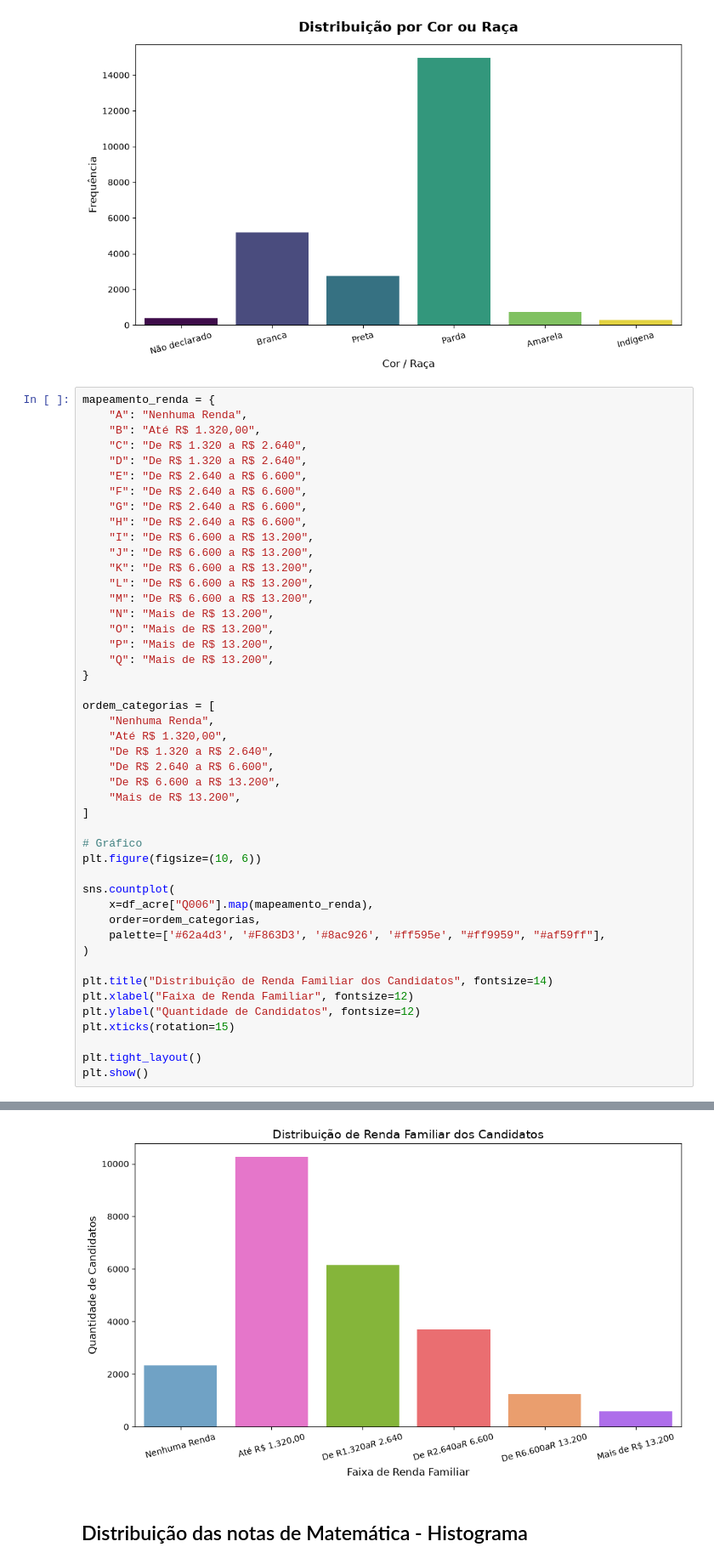
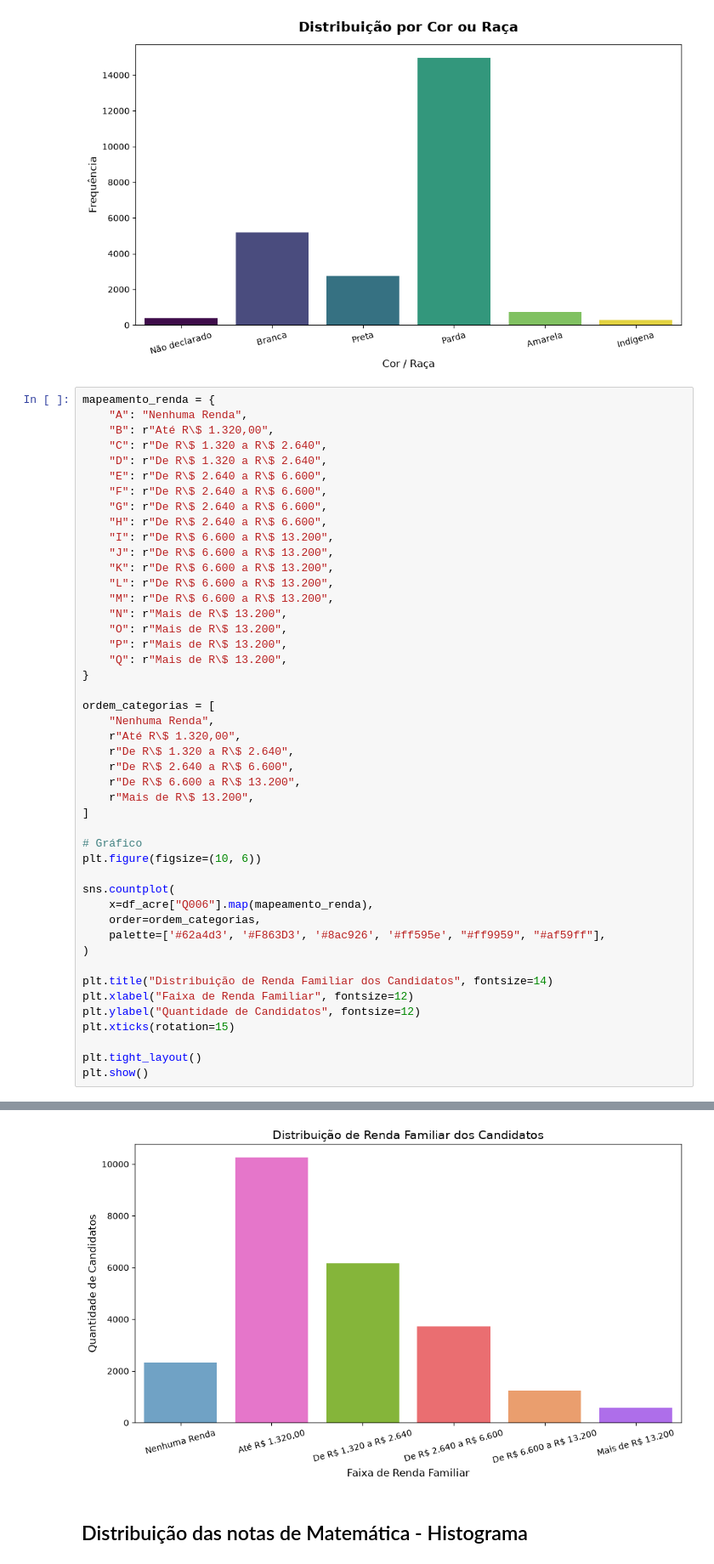
Before and after one commit to mvs105/TESI1---2026.1, a Jupyter notebook: analise_exploratoria_enem_acre.ipynb, the cells around one changed output, grey strips where cells are left out. Shown at 85% size. Cells and saved outputs as stored; diff of their text form.

```diff
--- a/analise_exploratoria_enem_acre.ipynb
+++ b/analise_exploratoria_enem_acre.ipynb
@@ -260,54 +260,54 @@ plt.show()
 # %%
 mapeamento_renda = {
     "A": "Nenhuma Renda",
-    "B": "Até R$ 1.320,00",
-    "C": "De R$ 1.320 a R$ 2.640",
-    "D": "De R$ 1.320 a R$ 2.640",
-    "E": "De R$ 2.640 a R$ 6.600",
-    "F": "De R$ 2.640 a R$ 6.600",
-    "G": "De R$ 2.640 a R$ 6.600",
-    "H": "De R$ 2.640 a R$ 6.600",
-    "I": "De R$ 6.600 a R$ 13.200",
-    "J": "De R$ 6.600 a R$ 13.200",
-    "K": "De R$ 6.600 a R$ 13.200",
-    "L": "De R$ 6.600 a R$ 13.200",
-    "M": "De R$ 6.600 a R$ 13.200",
-    "N": "Mais de R$ 13.200",
-    "O": "Mais de R$ 13.200",
-    "P": "Mais de R$ 13.200",
-    "Q": "Mais de R$ 13.200",
+    "B": r"Até R\$ 1.320,00",
+    "C": r"De R\$ 1.320 a R\$ 2.640",
+    "D": r"De R\$ 1.320 a R\$ 2.640",
+    "E": r"De R\$ 2.640 a R\$ 6.600",
+    "F": r"De R\$ 2.640 a R\$ 6.600",
+    "G": r"De R\$ 2.640 a R\$ 6.600",
+    "H": r"De R\$ 2.640 a R\$ 6.600",
+    "I": r"De R\$ 6.600 a R\$ 13.200",
+    "J": r"De R\$ 6.600 a R\$ 13.200",
+    "K": r"De R\$ 6.600 a R\$ 13.200",
+    "L": r"De R\$ 6.600 a R\$ 13.200",
+    "M": r"De R\$ 6.600 a R\$ 13.200",
+    "N": r"Mais de R\$ 13.200",
+    "O": r"Mais de R\$ 13.200",
+    "P": r"Mais de R\$ 13.200",
+    "Q": r"Mais de R\$ 13.200",
 }
 
 ordem_categorias = [
     "Nenhuma Renda",
-    "Até R$ 1.320,00",
-    "De R$ 1.320 a R$ 2.640",
-    "De R$ 2.640 a R$ 6.600",
-    "De R$ 6.600 a R$ 13.200",
-    "Mais de R$ 13.200",
+    r"Até R\$ 1.320,00",
+    r"De R\$ 1.320 a R\$ 2.640",
+    r"De R\$ 2.640 a R\$ 6.600",
+    r"De R\$ 6.600 a R\$ 13.200",
+    r"Mais de R\$ 13.200",
 ]
 
 # Gráfico
 plt.figure(figsize=(10, 6))
 
 sns.countplot(
     x=df_acre["Q006"].map(mapeamento_renda),
     order=ordem_categorias,
     palette=['#62a4d3', '#F863D3', '#8ac926', '#ff595e', "#ff9959", "#af59ff"],
 )
 
 plt.title("Distribuição de Renda Familiar dos Candidatos", fontsize=14)
 plt.xlabel("Faixa de Renda Familiar", fontsize=12)
 plt.ylabel("Quantidade de Candidatos", fontsize=12)
 plt.xticks(rotation=15)
 
 plt.tight_layout()
 plt.show()
 # %% [output]
 Passing `palette` without assigning `hue` is deprecated and will be removed in v0.14.0. Assign the `x` variable to `hue` and set `legend=False` for the same effect.
 
   sns.countplot(
-[figure, old version]
+[figure, new version]
 # %% [markdown]
 ## Distribuição das notas de Matemática - Histograma
 # %%
```
